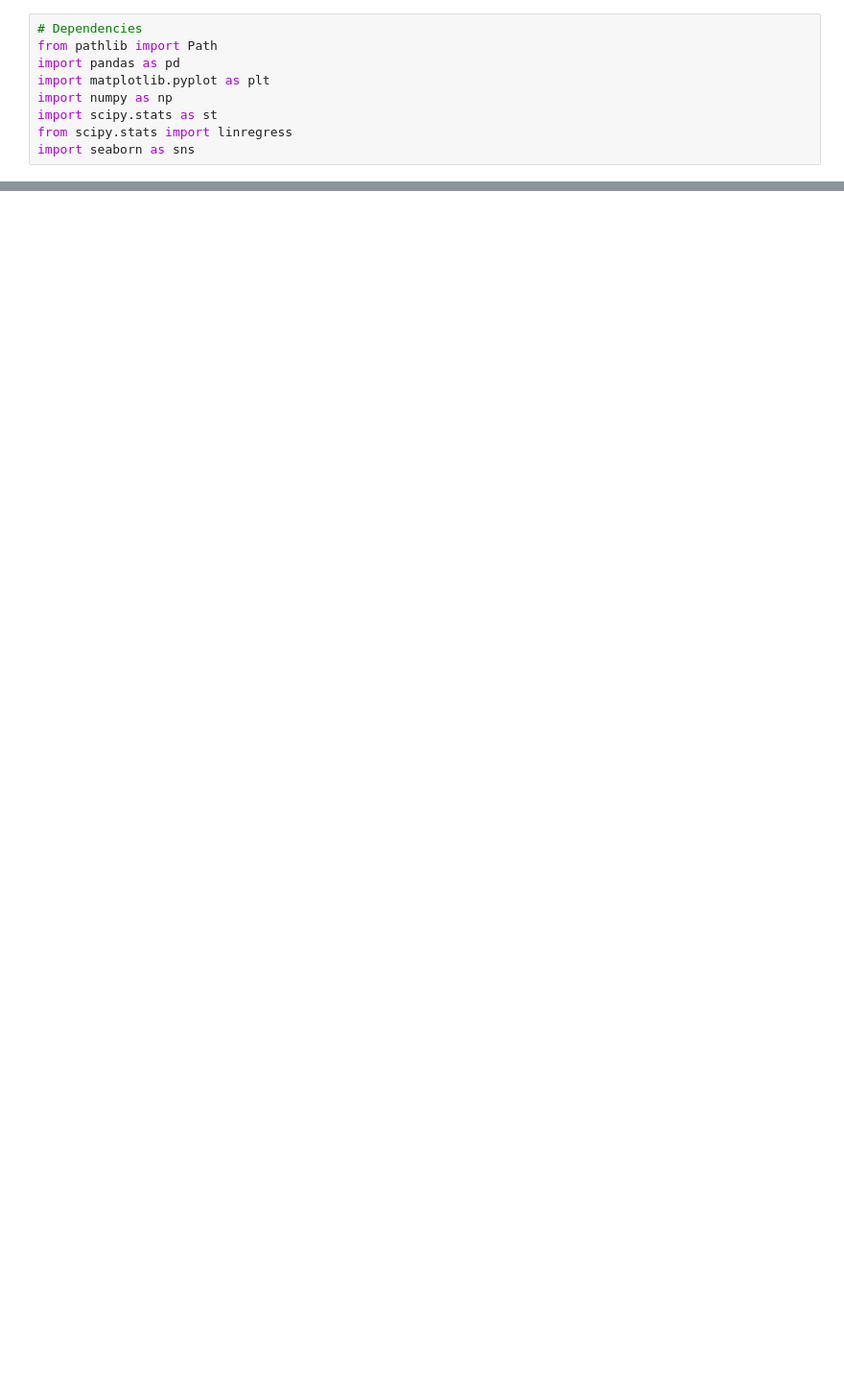
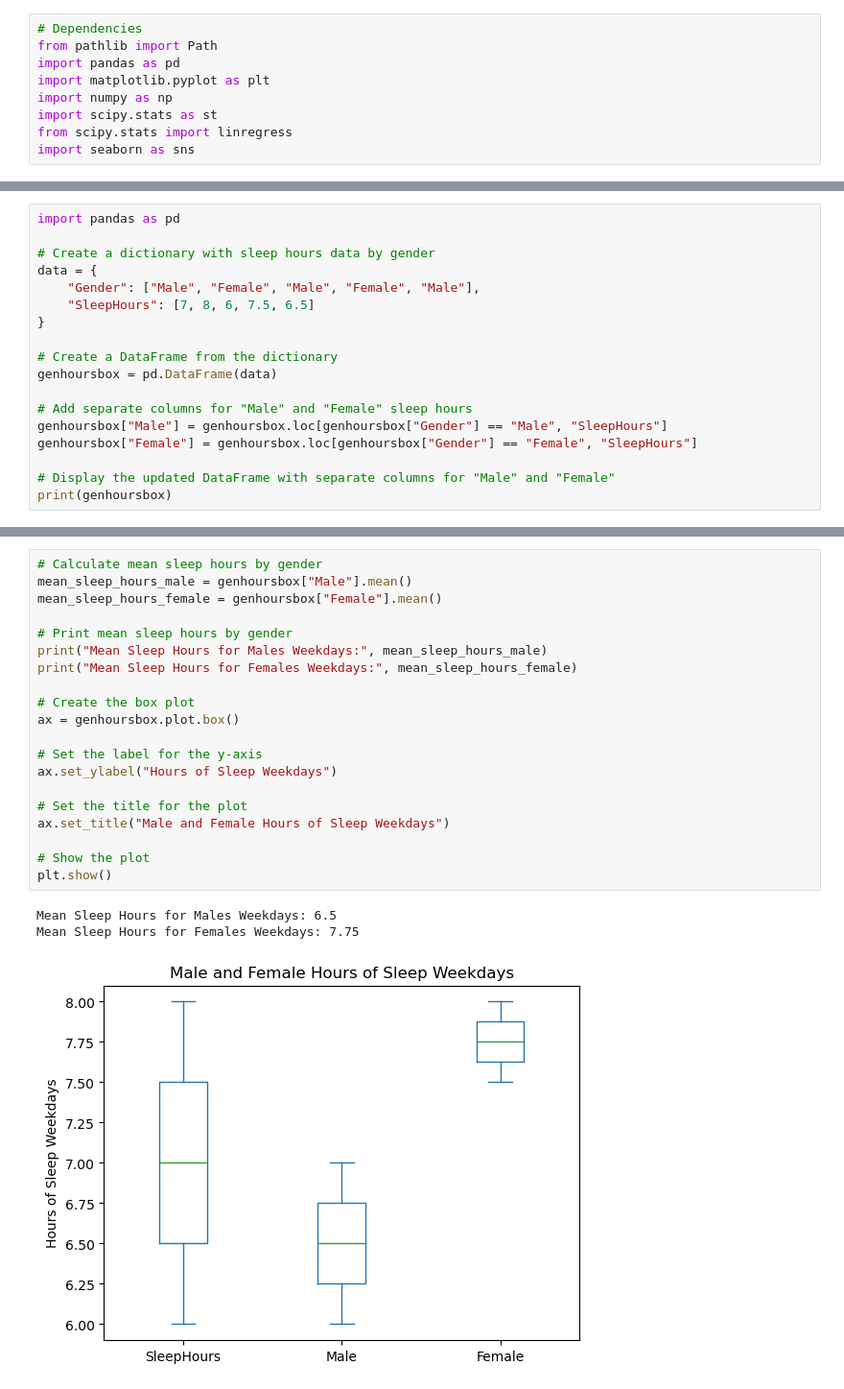
Before and after one commit to CalebCutrer/Project-1, a Jupyter notebook: JPP_Income_we.ipynb, the cells around one changed output, grey strips where cells are left out. Shown at 96% size. Drawn from its saved outputs; the diff is of its cells as text; blank space fills up the shorter version.

Commit message:
final code for gender

```diff
--- a/JPP_Income_we.ipynb
+++ b/JPP_Income_we.ipynb
@@ -188,0 +132,18 @@ Income_bar
+# %%
+import pandas as pd
+
+# Create a dictionary with sleep hours data by gender
+data = {
+    "Gender": ["Male", "Female", "Male", "Female", "Male"],
+    "SleepHours": [7, 8, 6, 7.5, 6.5]
+}
+
+# Create a DataFrame from the dictionary
+genhoursbox = pd.DataFrame(data)
+
+# Add separate columns for "Male" and "Female" sleep hours
+genhoursbox["Male"] = genhoursbox.loc[genhoursbox["Gender"] == "Male", "SleepHours"]
+genhoursbox["Female"] = genhoursbox.loc[genhoursbox["Gender"] == "Female", "SleepHours"]
+
+# Display the updated DataFrame with separate columns for "Male" and "Female"
+print(genhoursbox)
@@ -188,0 +175,24 @@ Income_bar
+# %%
+# Calculate mean sleep hours by gender
+mean_sleep_hours_male = genhoursbox["Male"].mean()
+mean_sleep_hours_female = genhoursbox["Female"].mean()
+
+# Print mean sleep hours by gender
+print("Mean Sleep Hours for Males Weekdays:", mean_sleep_hours_male)
+print("Mean Sleep Hours for Females Weekdays:", mean_sleep_hours_female)
+
+# Create the box plot
+ax = genhoursbox.plot.box()
+
+# Set the label for the y-axis
+ax.set_ylabel("Hours of Sleep Weekdays")
+
+# Set the title for the plot
+ax.set_title("Male and Female Hours of Sleep Weekdays")
+
+# Show the plot
+plt.show()
+# %% [output]
+Mean Sleep Hours for Males Weekdays: 6.5
+Mean Sleep Hours for Females Weekdays: 7.75
+[figure, added]
```
Also changed, not shown: parts of 42 cells of this notebook.
